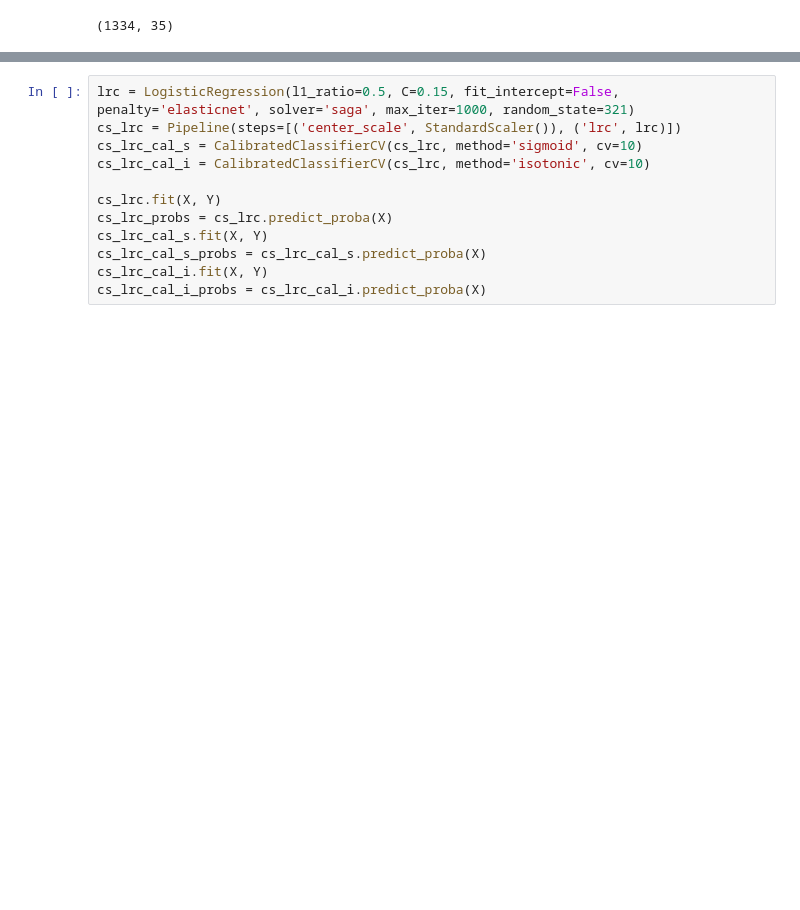
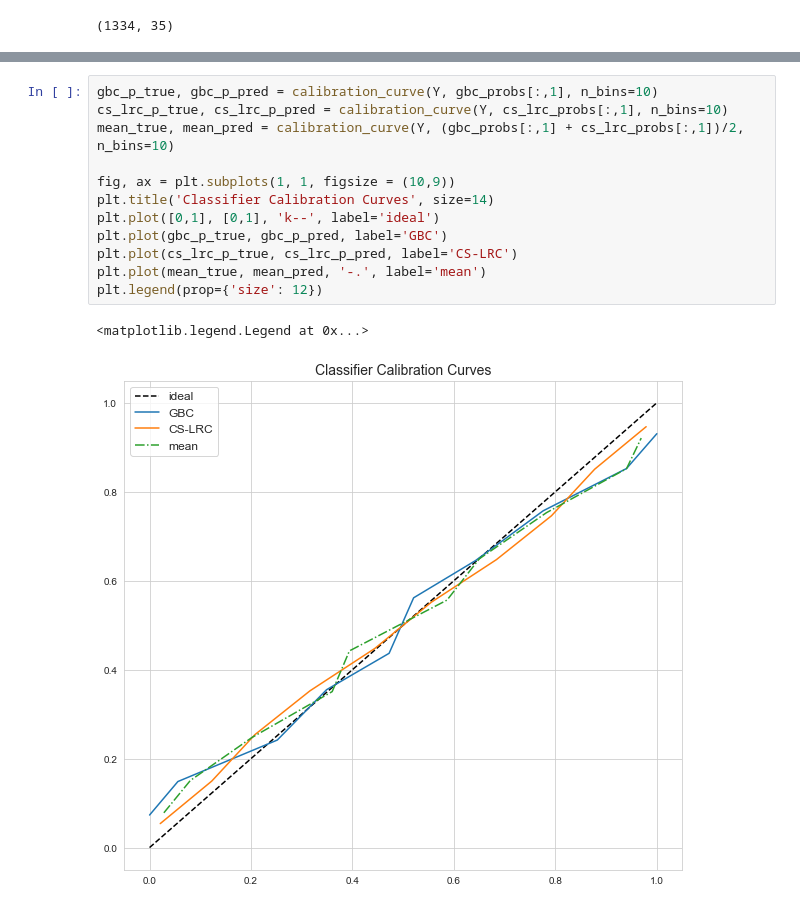
Before and after one commit to m-schiavoni/MarchMadness, a Jupyter notebook: final_models.ipynb, the cells around one changed output, grey strips where cells are left out. Cells and saved outputs as stored; diff of their text form; blank space fills up the shorter version.

```diff
--- a/final_models.ipynb
+++ b/final_models.ipynb
@@ -55,12 +48,15 @@ np.round(log_loss(Y, gbc_cal_s.predict_proba(X)), 3)
-# %%
-lrc = LogisticRegression(l1_ratio=0.5, C=0.15, fit_intercept=False, penalty='elasticnet', solver='saga', max_iter=1000, random_state=321)
-cs_lrc = Pipeline(steps=[('center_scale', StandardScaler()), ('lrc', lrc)])
-cs_lrc_cal_s = CalibratedClassifierCV(cs_lrc, method='sigmoid', cv=10)
-cs_lrc_cal_i = CalibratedClassifierCV(cs_lrc, method='isotonic', cv=10)
-
-cs_lrc.fit(X, Y)
-cs_lrc_probs = cs_lrc.predict_proba(X)
-cs_lrc_cal_s.fit(X, Y)
-cs_lrc_cal_s_probs = cs_lrc_cal_s.predict_proba(X)
-cs_lrc_cal_i.fit(X, Y)
-cs_lrc_cal_i_probs = cs_lrc_cal_i.predict_proba(X)
+# %%
+gbc_p_true, gbc_p_pred = calibration_curve(Y, gbc_probs[:,1], n_bins=10)
+cs_lrc_p_true, cs_lrc_p_pred = calibration_curve(Y, cs_lrc_probs[:,1], n_bins=10)
+mean_true, mean_pred = calibration_curve(Y, (gbc_probs[:,1] + cs_lrc_probs[:,1])/2, n_bins=10)
+
+fig, ax = plt.subplots(1, 1, figsize = (10,9))
+plt.title('Classifier Calibration Curves', size=14)
+plt.plot([0,1], [0,1], 'k--', label='ideal')
+plt.plot(gbc_p_true, gbc_p_pred, label='GBC')
+plt.plot(cs_lrc_p_true, cs_lrc_p_pred, label='CS-LRC')
+plt.plot(mean_true, mean_pred, '-.', label='mean')
+plt.legend(prop={'size': 12})
+# %% [output]
+<matplotlib.legend.Legend at 0x...>
+[figure, added]
```
Also changed, not shown: parts of 20 cells of this notebook, 4 other files.
